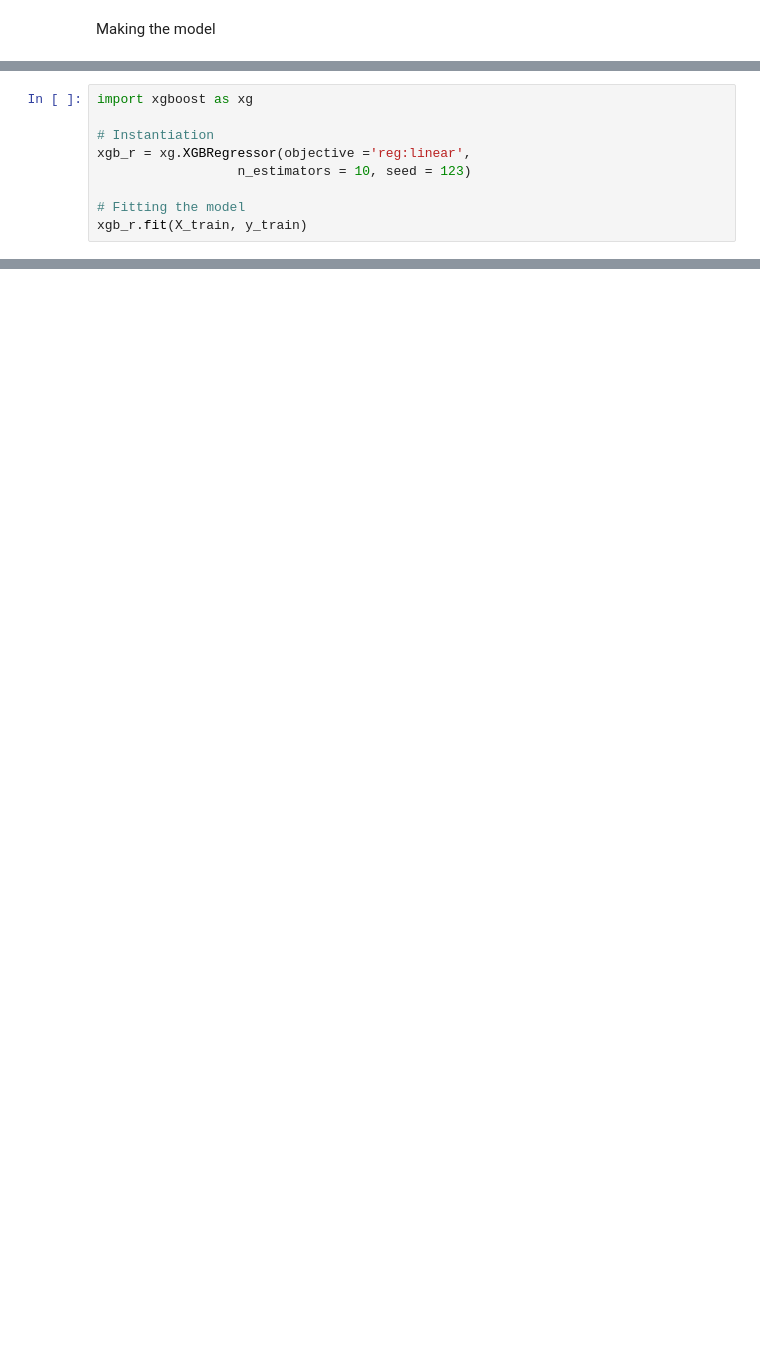
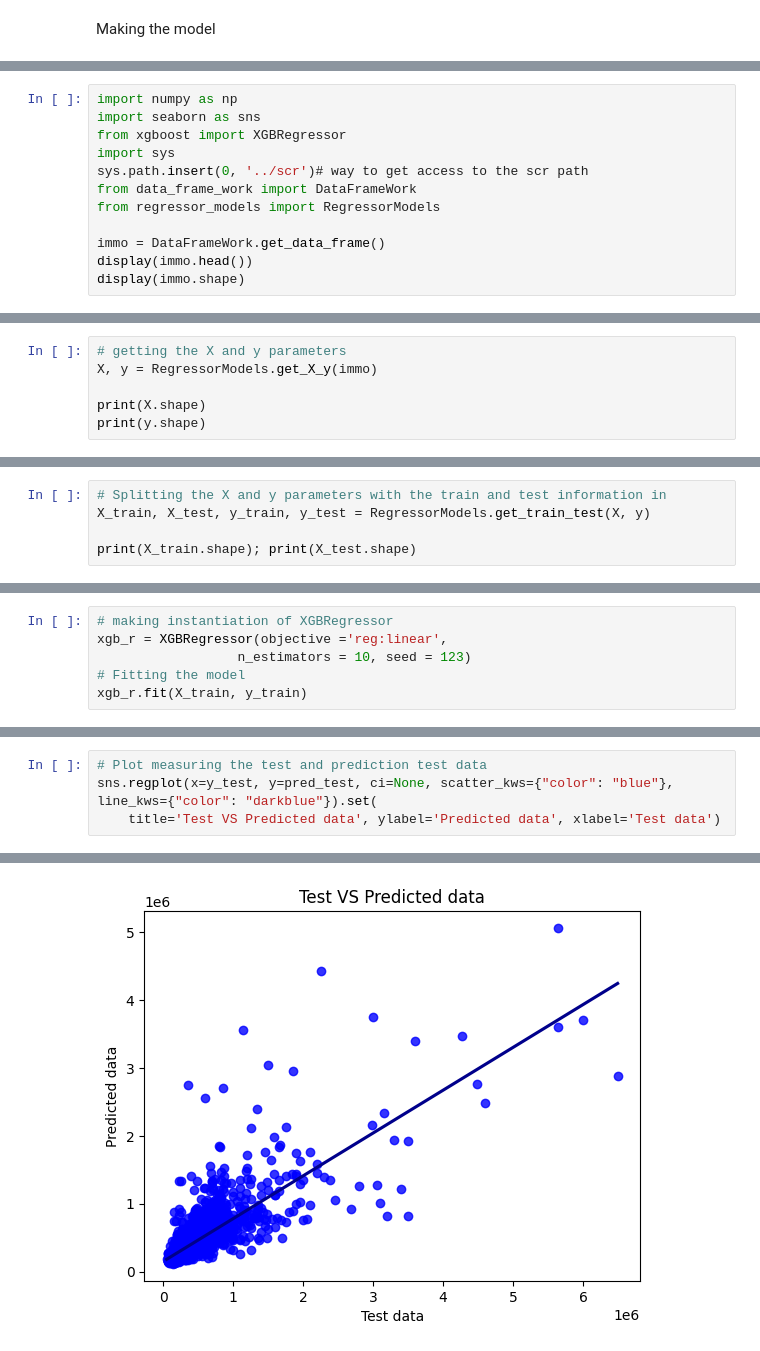
Before and after one commit to mendoce24/linear_regression-Cesar, a Jupyter notebook: model-building/immo_eliza_data_building_XGBoost.ipynb, the cells around one changed output, grey strips where cells are left out. Saved outputs shown, nothing was run; the diff lists cells and outputs as text; blank space fills up the shorter version.

```diff
--- a/model-building/immo_eliza_data_building_XGBoost.ipynb
+++ b/model-building/immo_eliza_data_building_XGBoost.ipynb
@@ -52,0 +3,12 @@ print(X_train.shape); print(X_test.shape)
+# %%
+import numpy as np
+import seaborn as sns
+from xgboost import XGBRegressor
+import sys
+sys.path.insert(0, '../scr')# way to get access to the scr path
+from data_frame_work import DataFrameWork
+from regressor_models import RegressorModels
+
+immo = DataFrameWork.get_data_frame()
+display(immo.head())
+display(immo.shape)
@@ -52,0 +25,6 @@ print(X_train.shape); print(X_test.shape)
+# %%
+# getting the X and y parameters
+X, y = RegressorModels.get_X_y(immo)
+
+print(X.shape)
+print(y.shape)
@@ -52,0 +34,5 @@ print(X_train.shape); print(X_test.shape)
+# %%
+# Splitting the X and y parameters with the train and test information in
+X_train, X_test, y_train, y_test = RegressorModels.get_train_test(X, y)
+
+print(X_train.shape); print(X_test.shape)
@@ -53,10 +42,7 @@ print(X_train.shape); print(X_test.shape)
 # %%
-import xgboost as xg
-
-# Instantiation
-xgb_r = xg.XGBRegressor(objective ='reg:linear',
+# making instantiation of XGBRegressor
+xgb_r = XGBRegressor(objective ='reg:linear',
                   n_estimators = 10, seed = 123)
-
 # Fitting the model
 xgb_r.fit(X_train, y_train)
 # %% [output]
@@ -103,0 +94,5 @@ sns.regplot(x=y_test,y=pred_test,ci=None,color ='red')
+# %%
+# Plot measuring the test and prediction test data
+sns.regplot(x=y_test, y=pred_test, ci=None, scatter_kws={"color": "blue"}, line_kws={"color": "darkblue"}).set(
+    title='Test VS Predicted data', ylabel='Predicted data', xlabel='Test data')
+# %% [output]
@@ -103,0 +102 @@ sns.regplot(x=y_test,y=pred_test,ci=None,color ='red')
+[figure, added]
```
Also changed, not shown: parts of 12 cells of this notebook, 4 other files.
